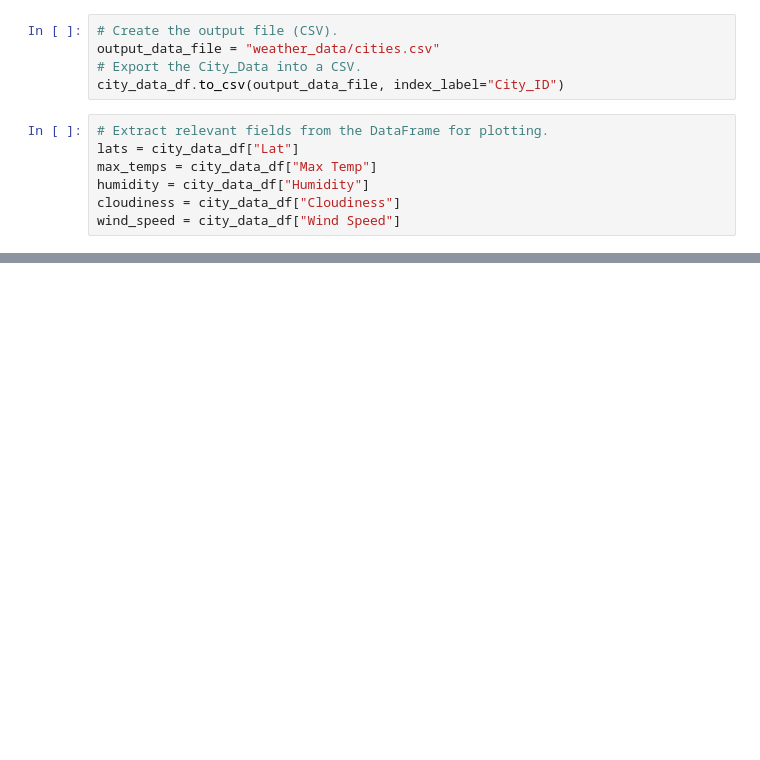
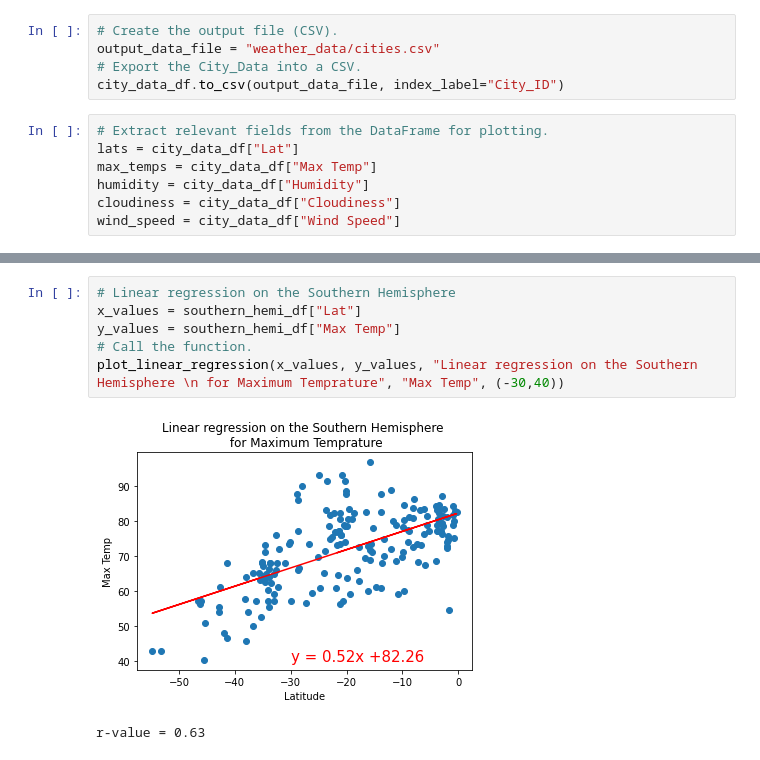
Before and after one commit to reza-ya57/World_Weather_Analysis, a Jupyter notebook: weatherPy.ipynb, the cells around one changed output, grey strips where cells are left out. Drawn from its saved outputs; the diff is of its cells as text; blank space fills up the shorter version.

```diff
--- a/weatherPy.ipynb
+++ b/weatherPy.ipynb
@@ -245,0 +322,9 @@ plt.show()
+# %%
+# Linear regression on the Southern Hemisphere
+x_values = southern_hemi_df["Lat"]
+y_values = southern_hemi_df["Max Temp"]
+# Call the function.
+plot_linear_regression(x_values, y_values, "Linear regression on the Southern Hemisphere \n for Maximum Temprature", "Max Temp", (-30,40))
+# %% [output]
+[figure, added]
+r-value = 0.63
```
Also changed, not shown: parts of 22 cells of this notebook, 5 other files.
